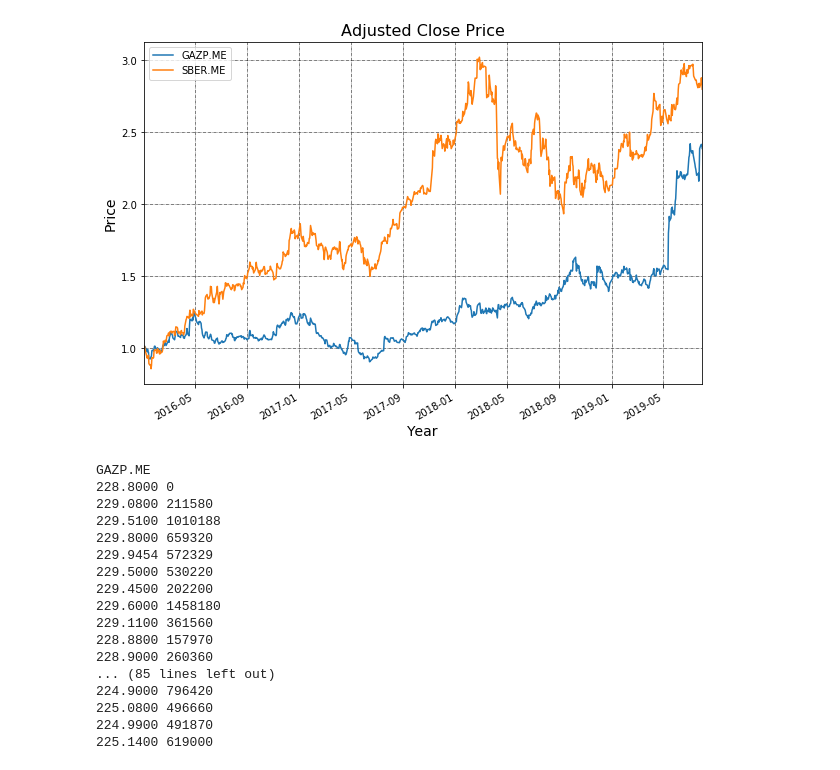
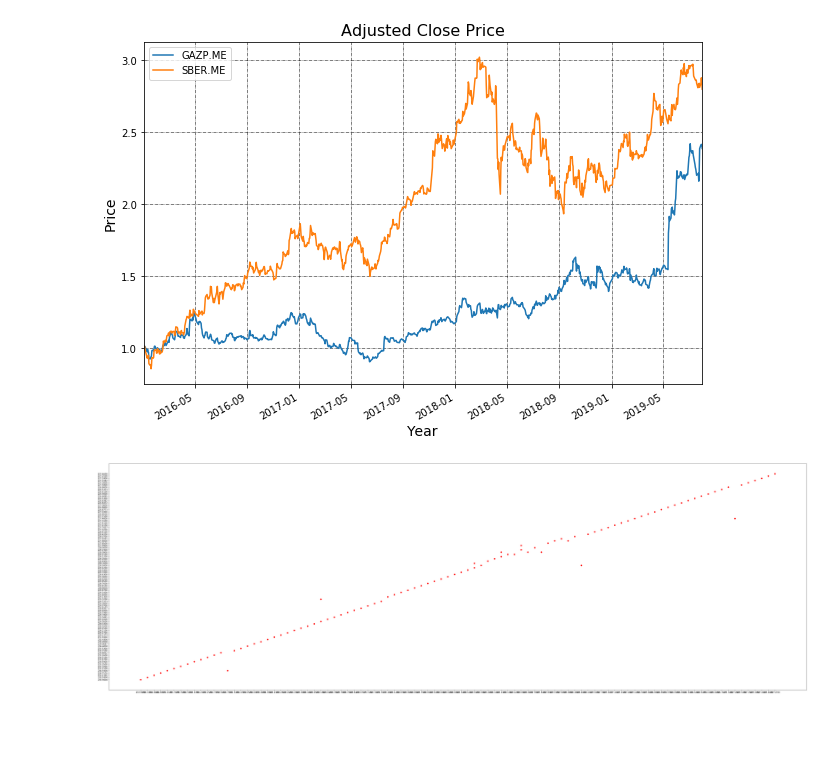
Before and after one commit to khiprum/NewWorldRepository, a Jupyter notebook: ИмпортКотировок.ipynb, the cells around one changed output. Cells and saved outputs as stored; diff of their text form; code cells hidden in the pictures; blank space fills up the shorter version.

```diff
--- a/ИмпортКотировок.ipynb
+++ b/ИмпортКотировок.ipynb
@@ -51,42 +51,34 @@ plt.show()
 # %%
 import requests
 import alpha_vantage
 import json
 import matplotlib.pyplot as plt
+import numpy as np
+
 
 
 API_URL = "https://www.alphavantage.co/query"
 symbols = ['GAZP.ME']
 
 for symbol in symbols:
         data = { "function": "TIME_SERIES_INTRADAY",
         "symbol": symbol,
         "interval" : "5min",
         "datatype": "json",
         "apikey": "NPY0RF7MYJ6KR0R9" }
         response = requests.get(API_URL, data)
         data = response.json()
-        print(symbol)
+        #print(symbol)
         a = (data['Time Series (5min)'])
-        keys = (a.keys())
+        keys = a.keys()
+        r = []
+        p = []
         for key in keys:
-                print(a[key]['2. high'] + " " + a[key]['5. volume'])
-        x,y=a[key]['2. high'],a[key]['5. volume']
+           r.append(a[key]['1. open'])
+           p.append(a[key]['4. close'])
+ #       print(r," ",p)
+        plt.figure(figsize=(60,20))
+        plt.plot(r,p,'ro')
+        plt.show()
 # %% [output]
-GAZP.ME
-228.8000 0
-229.0800 211580
-229.5100 1010188
-229.8000 659320
-229.9454 572329
-229.5000 530220
-229.4500 202200
-229.6000 1458180
-229.1100 361560
-228.8800 157970
-228.9000 260360
-... (85 lines left out)
-224.9000 796420
-225.0800 496660
-224.9900 491870
-225.1400 619000
+[figure, added]
```
Also changed, not shown: parts of 1 cell of this notebook.
